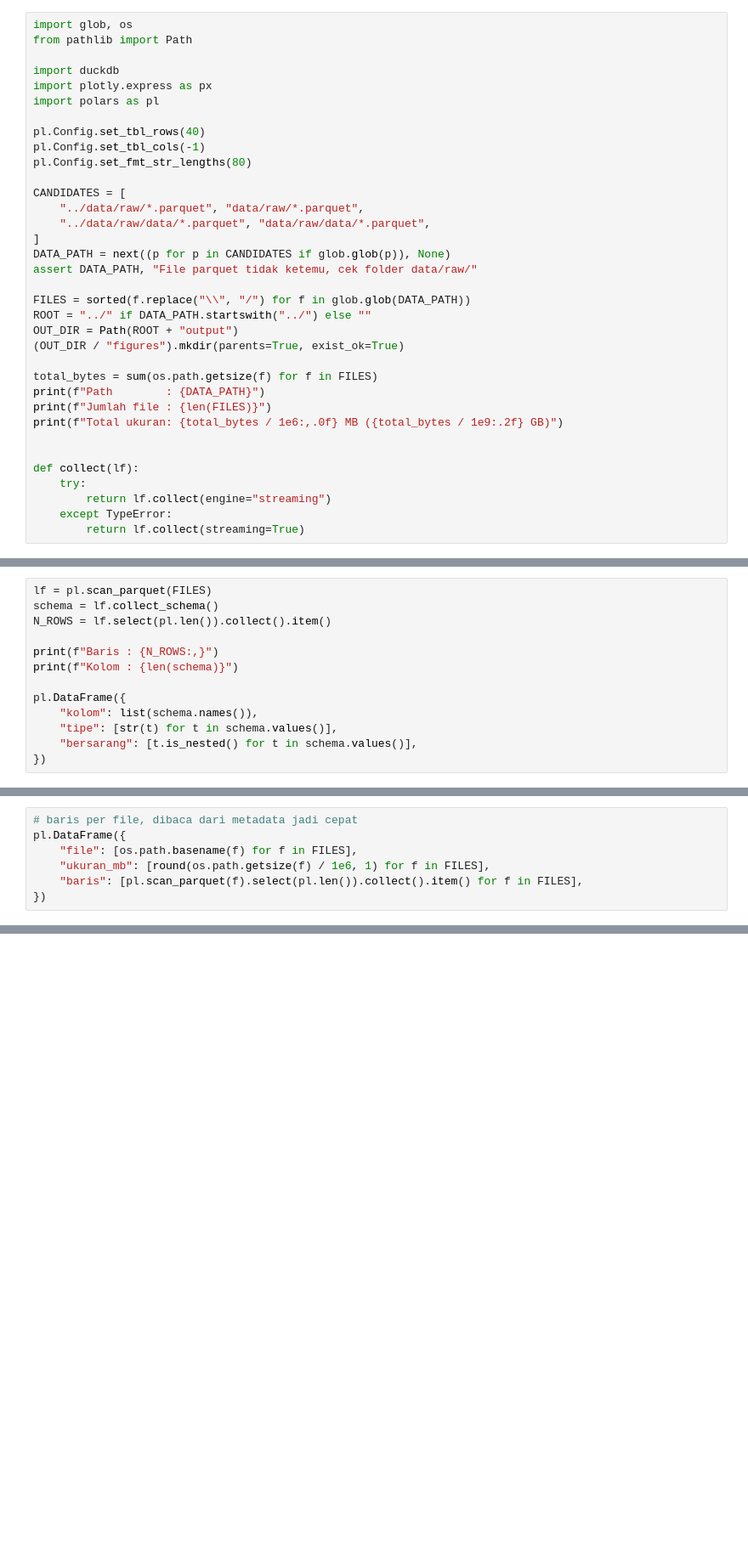
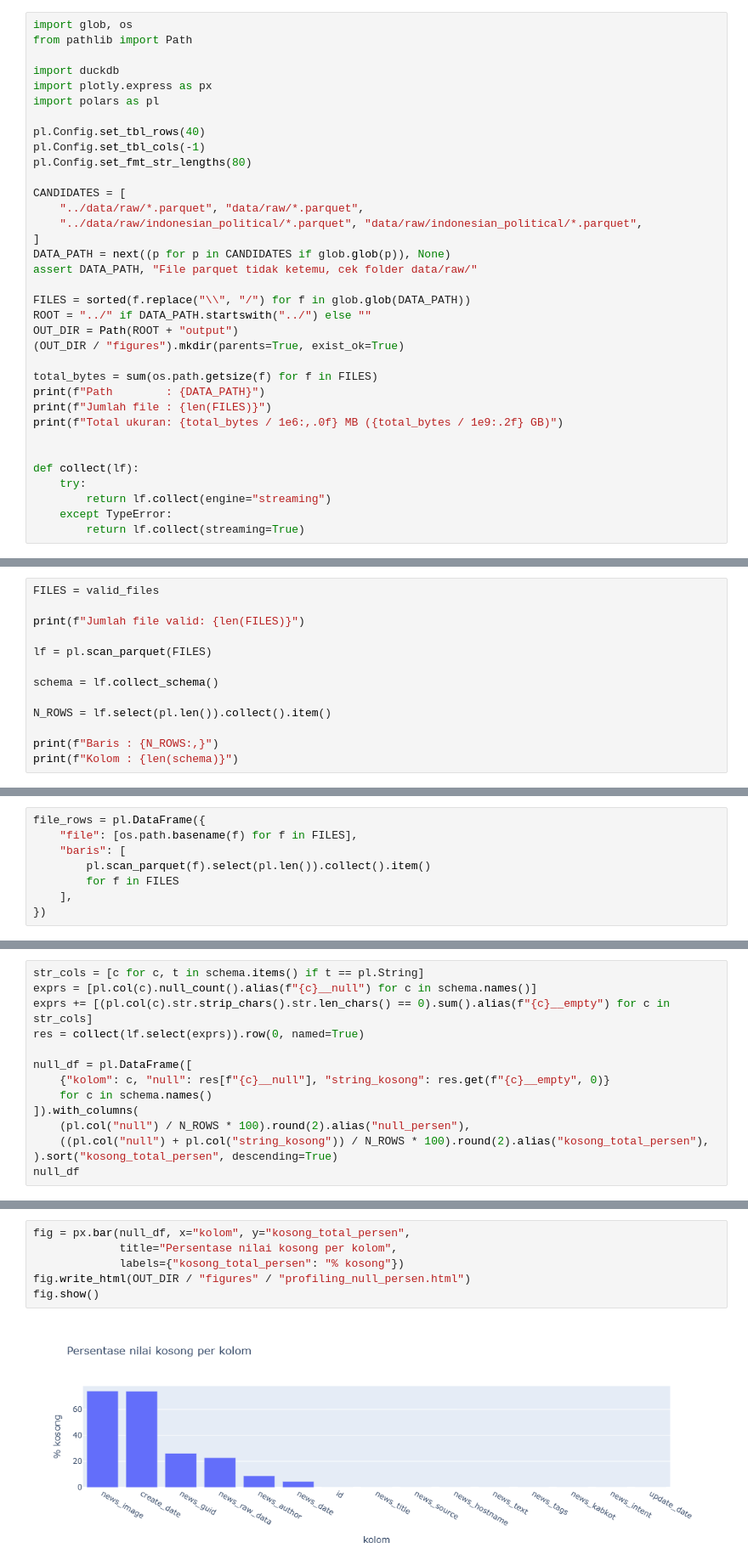
Before and after one commit to mukhamadsofyan/tugas1-MukhamadSofyan, a Jupyter notebook: notebooks/01_data_profiling.ipynb, the cells around one changed output, grey strips where cells are left out. Shown at 85% size. Saved outputs shown, nothing was run; the diff lists cells and outputs as text; blank space fills up the shorter version.

Commit message:
Menyelesaikan Tugas 1 Analisis Big Data

```diff
--- a/notebooks/01_data_profiling.ipynb
+++ b/notebooks/01_data_profiling.ipynb
@@ -14,7 +14,7 @@ pl.Config.set_fmt_str_lengths(80)
 
 CANDIDATES = [
     "../data/raw/*.parquet", "data/raw/*.parquet",
-    "../data/raw/data/*.parquet", "data/raw/data/*.parquet",
+    "../data/raw/indonesian_political/*.parquet", "data/raw/indonesian_political/*.parquet",
 ]
 DATA_PATH = next((p for p in CANDIDATES if glob.glob(p)), None)
 assert DATA_PATH, "File parquet tidak ketemu, cek folder data/raw/"
@@ -40,13 +44,13 @@ def collect(lf):
 # %%
+FILES = valid_files
+
+print(f"Jumlah file valid: {len(FILES)}")
+
 lf = pl.scan_parquet(FILES)
+
 schema = lf.collect_schema()
+
 N_ROWS = lf.select(pl.len()).collect().item()
 
 print(f"Baris : {N_ROWS:,}")
 print(f"Kolom : {len(schema)}")
-
-pl.DataFrame({
-    "kolom": list(schema.names()),
-    "tipe": [str(t) for t in schema.values()],
-    "bersarang": [t.is_nested() for t in schema.values()],
-})
@@ -53,8 +61,9 @@ pl.DataFrame({
 # %%
-# baris per file, dibaca dari metadata jadi cepat
-pl.DataFrame({
+file_rows = pl.DataFrame({
     "file": [os.path.basename(f) for f in FILES],
-    "ukuran_mb": [round(os.path.getsize(f) / 1e6, 1) for f in FILES],
-    "baris": [pl.scan_parquet(f).select(pl.len()).collect().item() for f in FILES],
+    "baris": [
+        pl.scan_parquet(f).select(pl.len()).collect().item()
+        for f in FILES
+    ],
 })
 # %% [markdown]
@@ -96,0 +136,14 @@ summ.select(["column_name", "column_type", "min", "max", "approx_unique", "avg",
+# %%
+str_cols = [c for c, t in schema.items() if t == pl.String]
+exprs = [pl.col(c).null_count().alias(f"{c}__null") for c in schema.names()]
+exprs += [(pl.col(c).str.strip_chars().str.len_chars() == 0).sum().alias(f"{c}__empty") for c in str_cols]
+res = collect(lf.select(exprs)).row(0, named=True)
+
+null_df = pl.DataFrame([
+    {"kolom": c, "null": res[f"{c}__null"], "string_kosong": res.get(f"{c}__empty", 0)}
+    for c in schema.names()
+]).with_columns(
+    (pl.col("null") / N_ROWS * 100).round(2).alias("null_persen"),
+    ((pl.col("null") + pl.col("string_kosong")) / N_ROWS * 100).round(2).alias("kosong_total_persen"),
+).sort("kosong_total_persen", descending=True)
+null_df
@@ -96,0 +169,8 @@ summ.select(["column_name", "column_type", "min", "max", "approx_unique", "avg",
+# %%
+fig = px.bar(null_df, x="kolom", y="kosong_total_persen",
+             title="Persentase nilai kosong per kolom",
+             labels={"kosong_total_persen": "% kosong"})
+fig.write_html(OUT_DIR / "figures" / "profiling_null_persen.html")
+fig.show()
+# %% [output]
+[figure, added]
```
Also changed, not shown: parts of 21 cells of this notebook.
